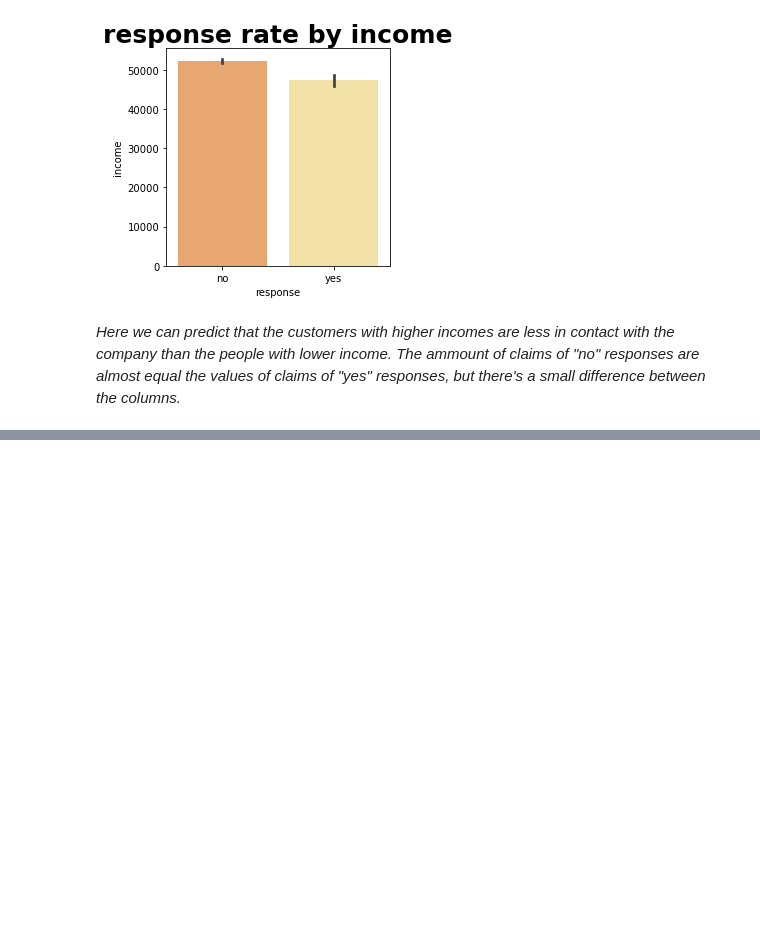
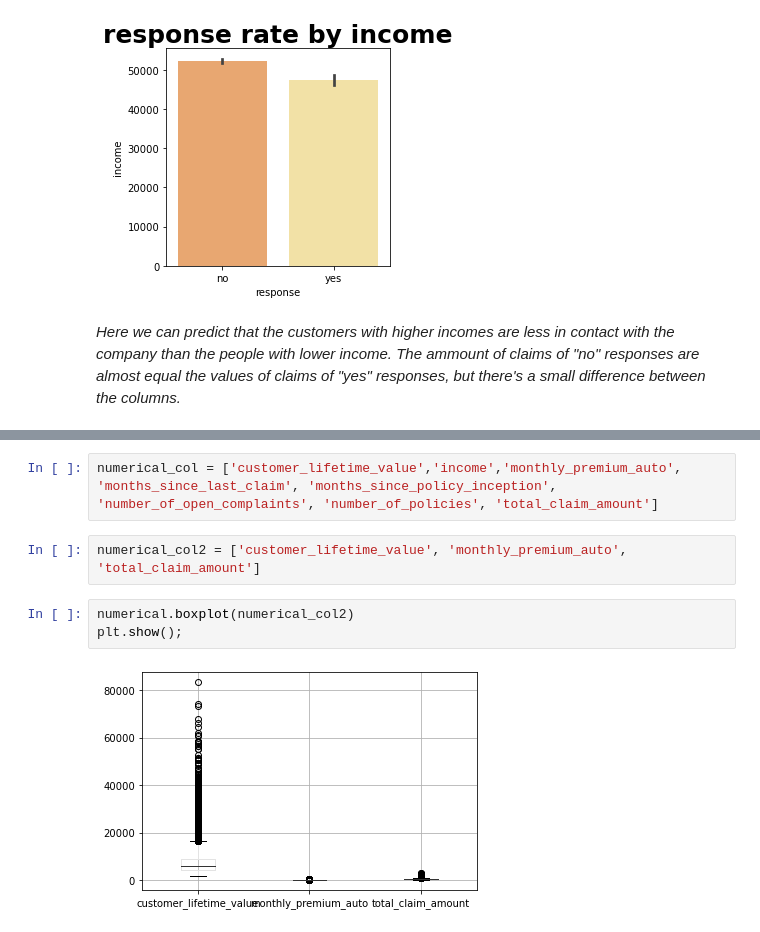
Before and after one commit to deniemmer/IronDenise, a Jupyter notebook: Week2/28.03/Activities_week2.ipynb, the cells around one changed output, grey strips where cells are left out. Saved outputs shown, nothing was run; the diff lists cells and outputs as text; blank space fills up the shorter version.

```diff
--- a/Week2/28.03/Activities_week2.ipynb
+++ b/Week2/28.03/Activities_week2.ipynb
@@ -615,0 +748,9 @@ plt.show();
+# %%
+numerical_col = ['customer_lifetime_value','income','monthly_premium_auto', 'months_since_last_claim', 'months_since_policy_inception', 'number_of_open_complaints', 'number_of_policies', 'total_claim_amount']
+# %%
+numerical_col2 = ['customer_lifetime_value', 'monthly_premium_auto', 'total_claim_amount']
+# %%
+numerical.boxplot(numerical_col2)
+plt.show();
+# %% [output]
+[figure, added]
```
Also changed, not shown: parts of 24 cells of this notebook, 4 other files.
